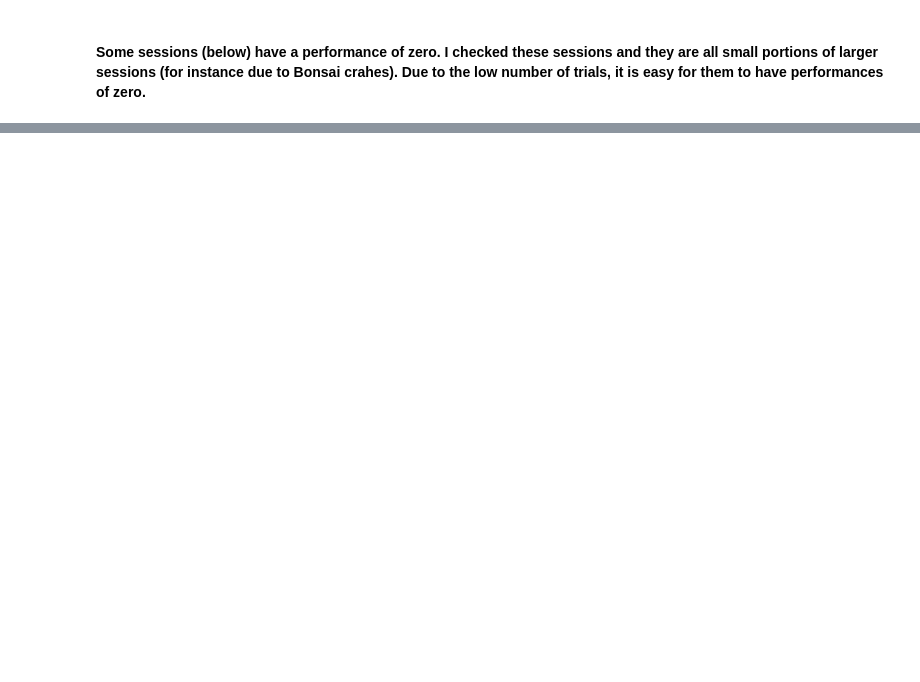
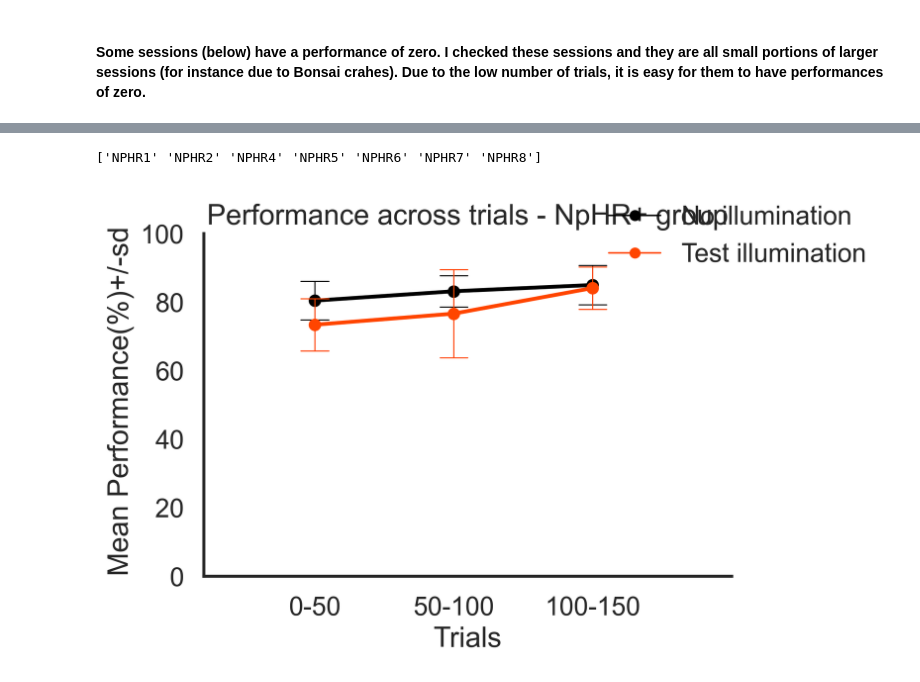
Before and after one commit to anasofiacc/cingulate_silencing_analysis, a Jupyter notebook: Does silencing the CG during a test run leads to performance impairments (timeouts removed).ipynb, the cells around one changed output, grey strips where cells are left out. Saved outputs shown, nothing was run; the diff lists cells and outputs as text; code cells hidden in the pictures; blank space fills up the shorter version.

```diff
--- a/Does silencing the CG during a test run leads to performance impairments (timeouts removed).ipynb
+++ b/Does silencing the CG during a test run leads to performance impairments (timeouts removed).ipynb
@@ -290,0 +339,19 @@ session_perfs[session_perfs['performance']==0]
+# %%
+# Calculate performance per condition at any given N trials
+
+grouped = below15_test_runs.groupby(['group','rat', 'stim_condition'])
+group_list = []
+
+N = 50
+
+for group in grouped.groups:
+
+    par_perf_group = calculate_performance_given_ntrials(grouped, group, N)
+
+    try:
+        group_list.append(par_perf_group)
+    except:
+        group_list = par_perf_group
+
+par_perf = pd.concat(group_list)
+par_perf = par_perf.rename(columns={'outcome': 'performance'}).reset_index()
@@ -290,0 +374,37 @@ session_perfs[session_perfs['performance']==0]
+# %%
+df = par_perf[par_perf['group'] == 'NPHR']
+
+print(df['rat'].unique())
+
+sns.set(style="white", context='talk')
+plt.figure(figsize=(6,4), dpi=300)
+
+#g = sns.stripplot(
+#    data=df, x='index', y='performance', hue='stim',
+#    jitter=.15, alpha=.7, s=4, dodge=True,
+#    palette=['black', 'orangered']
+#)
+
+# Show means. 1st color=0, 3rd color=test
+g=sns.pointplot(
+    data=df, x='index', y='performance', hue='stim',
+    alpha=.3, scale=.6,linewidth=.5,
+    ci='sd', errwidth=.7, capsize=.2, dodge=False,
+    palette=['black', 'orangered']
+)
+
+g.set(
+    xlim=(-.8,3), ylim=(0,100),
+    ylabel=' Mean Performance(%)+/-sd', xlabel='Trials',
+    title='Performance across trials - NpHR+ group'
+)
+
+g.set_xticklabels(['0-50', '50-100', '100-150'])
+g.legend_.remove()
+noillum_line = mlines.Line2D([], [], color='black', marker='o', markersize=6, linewidth=1, label='No illumination')
+testillum_line = mlines.Line2D([], [], color='orangered', marker='o', markersize=6, linewidth=1, label='Test illumination')
+plt.legend(handles=[noillum_line, testillum_line], frameon=False, loc='upper right', bbox_to_anchor=(1.3, 1.15))
+sns.despine()
+# %% [output]
+['NPHR1' 'NPHR2' 'NPHR4' 'NPHR5' 'NPHR6' 'NPHR7' 'NPHR8']
+[figure, added]
```
Also changed, not shown: parts of 13 cells of this notebook, 1 other file.
